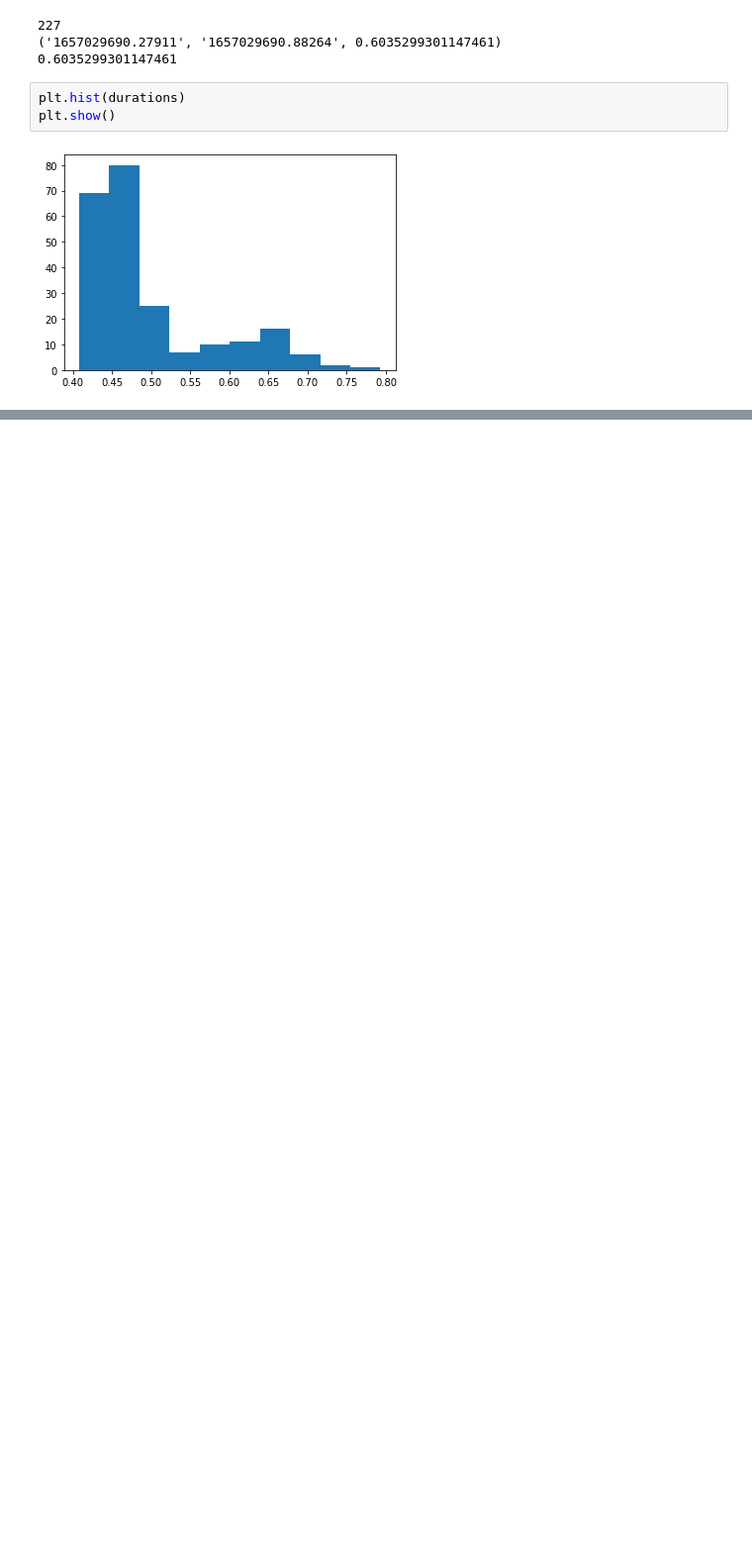
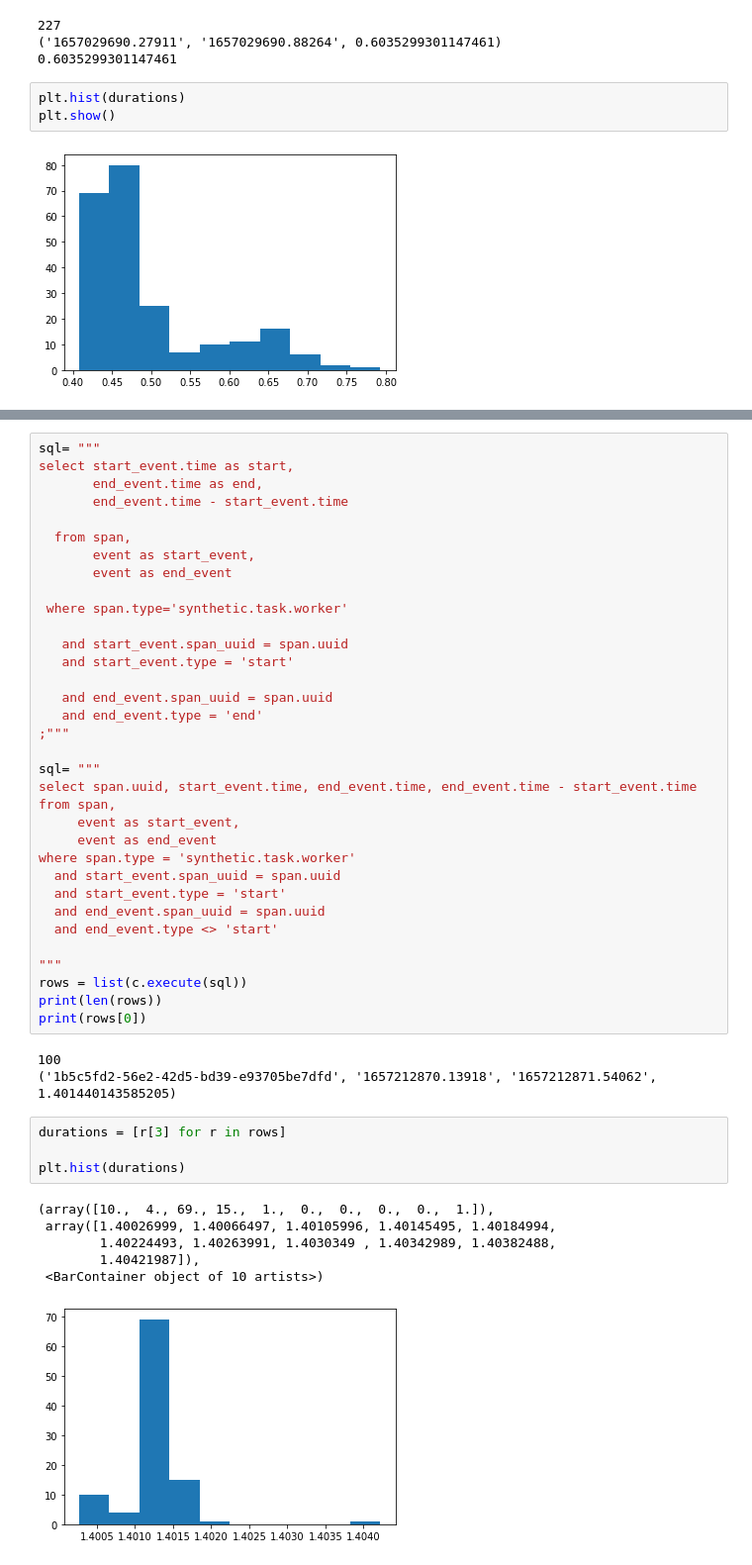
Before and after one commit to Parsl/dnpc, a Jupyter notebook: Untitled.ipynb, the cells around one changed output, grey strips where cells are left out. Shown at 99% size. Cells and saved outputs as stored; diff of their text form; blank space fills up the shorter version.

Commit message:
Add basic funcx-relevant synthetic task timing

```diff
--- a/Untitled.ipynb
+++ b/Untitled.ipynb
@@ -323,0 +348,48 @@ Any given monitoring user will have access to one of the seven possible non-empt
+# %%
+sql= """
+select start_event.time as start,
+       end_event.time as end,
+       end_event.time - start_event.time
+
+  from span,
+       event as start_event,
+       event as end_event
+
+ where span.type='synthetic.task.worker'
+
+   and start_event.span_uuid = span.uuid
+   and start_event.type = 'start'
+
+   and end_event.span_uuid = span.uuid
+   and end_event.type = 'end'
+;"""
+
+sql= """
+select span.uuid, start_event.time, end_event.time, end_event.time - start_event.time
+from span,
+     event as start_event,
+     event as end_event
+where span.type = 'synthetic.task.worker'
+  and start_event.span_uuid = span.uuid
+  and start_event.type = 'start'
+  and end_event.span_uuid = span.uuid
+  and end_event.type <> 'start'
+
+"""
+rows = list(c.execute(sql))
+print(len(rows))
+print(rows[0])
+# %% [output]
+100
+('1b5c5fd2-56e2-42d5-bd39-e93705be7dfd', '1657212870.13918', '1657212871.54062', 1.401440143585205)
+# %%
+durations = [r[3] for r in rows]
+
+plt.hist(durations)
+# %% [output]
+(array([10.,  4., 69., 15.,  1.,  0.,  0.,  0.,  0.,  1.]),
+ array([1.40026999, 1.40066497, 1.40105996, 1.40145495, 1.40184994,
+        1.40224493, 1.40263991, 1.4030349 , 1.40342989, 1.40382488,
+        1.40421987]),
+ <BarContainer object of 10 artists>)
+[figure, added]
```
Also changed, not shown: parts of 13 cells of this notebook, 1 other file.
